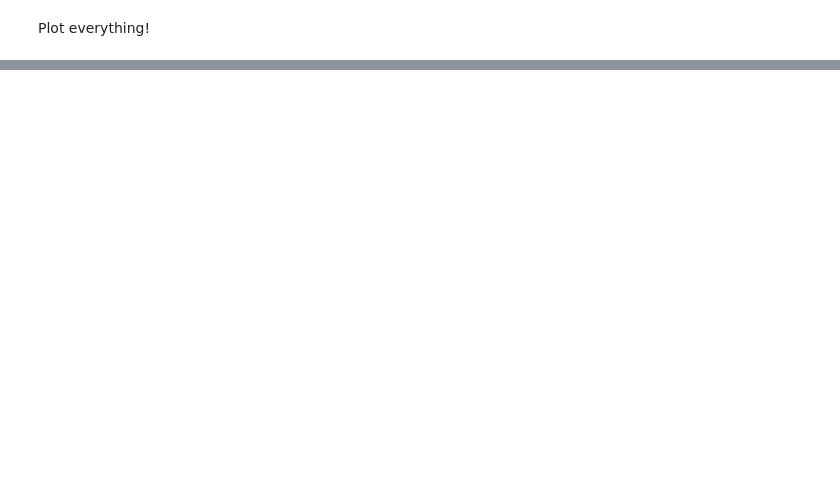
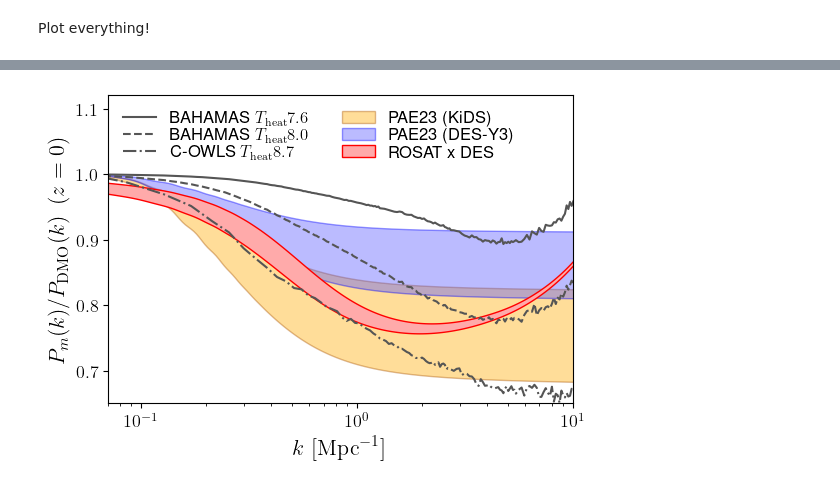
Before and after one commit to Cosmotheka/Cosmotheka_likelihoods, a Jupyter notebook: papers/ROSATx/BaryonicEffects.ipynb, the cells around one changed output, grey strips where cells are left out. Saved outputs shown, nothing was run; the diff lists cells and outputs as text; code cells hidden in the pictures; blank space fills up the shorter version.

```diff
--- a/papers/ROSATx/BaryonicEffects.ipynb
+++ b/papers/ROSATx/BaryonicEffects.ipynb
@@ -119,0 +161,24 @@ plt.savefig('baryon_boost.pdf', bbox_inches='tight')
+# %%
+plt.figure(figsize=(6, 4))
+ax = plt.gca()
+for sim, ls in zip(['BAHAMAS-7.6', 'BAHAMAS-8.0', 'COSMO-OWLS'], ['-', '--', '-.']):
+    nm, k, r = parse_pkdat(pkdat[sim])
+    plt.plot(k*cosmo['h'], r, ls, c='#555555', label=nm)
+ax.fill_between(ks, rat_mean_KiDS[0]-rat_std_KiDS[0], rat_mean_KiDS[0]+rat_std_KiDS[0],
+                facecolor='#FFAA00', edgecolor='#AA5500', label='PAE23 (KiDS)', alpha=0.4)
+ax.fill_between(ks, rat_mean_DES[0]-rat_std_DES[0], rat_mean_DES[0]+rat_std_DES[0],
+                facecolor='#5555FF', edgecolor='b', label='PAE23 (DES-Y3)', alpha=0.4)
+ax.fill_between(ks, rat_mean_ch[0]-rat_std_ch[0], rat_mean_ch[0]+rat_std_ch[0],
+                facecolor='#FFAAAA', edgecolor='r', label='ROSAT x DES')
+#ax.fill_between(ks, rat_mean_chb[0]-rat_std_chb[0], rat_mean_chb[0]+rat_std_chb[0],
+#                facecolor='#AAFFAA', edgecolor='g')#, label='ROSAT x DES')
+ax.set_xscale('log')
+ax.set_xlim([0.07, 10.])
+ax.set_ylim([0.65, 1.12])
+ax.legend(frameon=False, fontsize=12, ncol=2, labelspacing=0.1, loc='upper left')
+ax.set_xlabel(r'$k\,\,[{\rm Mpc}^{-1}]$', fontsize=16)
+ax.set_ylabel(r'$P_m(k)/P_{\rm DMO}(k)\,\,\,(z=0)$', fontsize=16)
+ax.tick_params(axis='both', labelsize=13)
+plt.savefig('baryon_boost.pdf', bbox_inches='tight')
+# %% [output]
+[figure, added]
```
Also changed, not shown: parts of 8 cells of this notebook, 5 other files.
